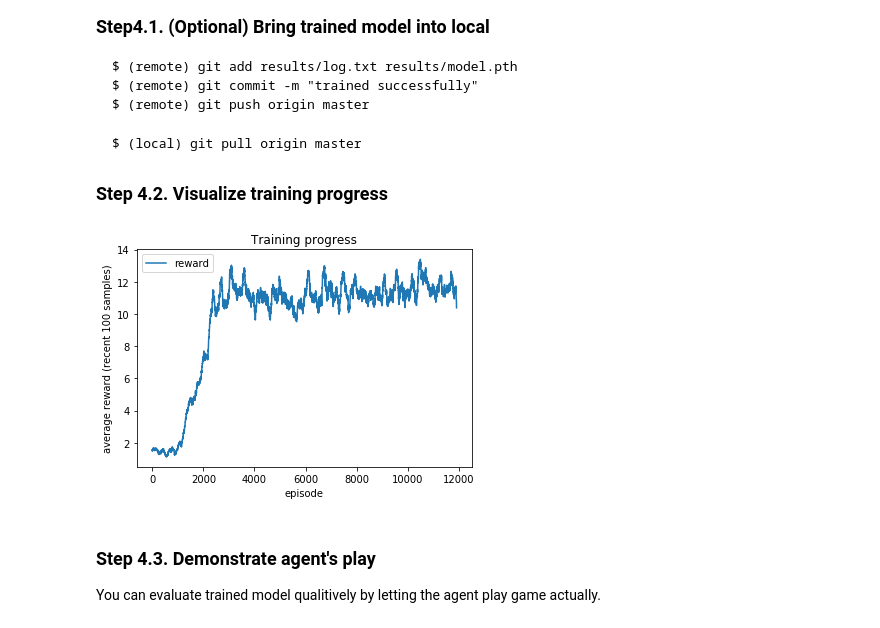
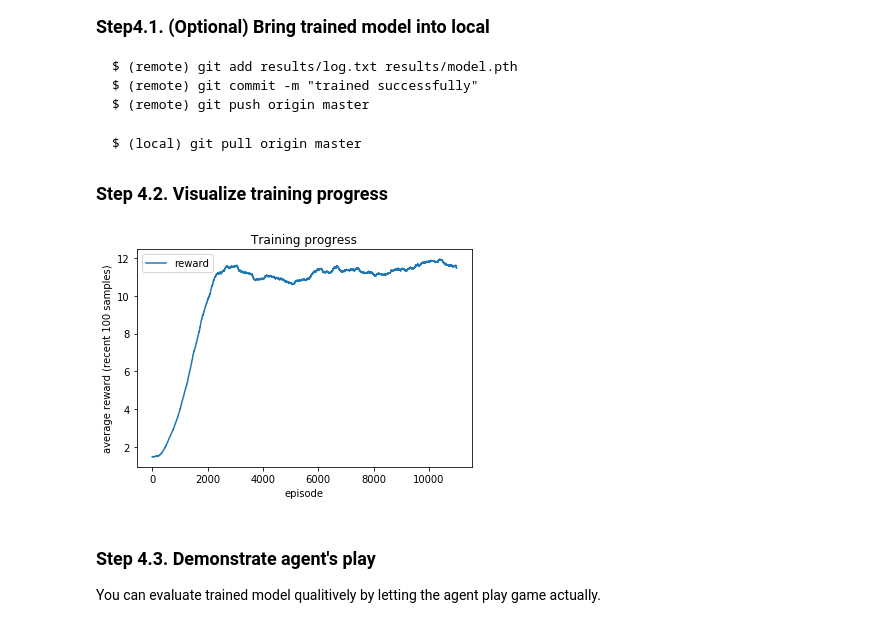
Before and after one commit to ryukez/DQN_tutorial, a Jupyter notebook: dqn_tutorial.ipynb, the cells around one changed output. Saved outputs shown, nothing was run; the diff lists cells and outputs as text; code cells hidden in the pictures.

```diff
--- a/dqn_tutorial.ipynb
+++ b/dqn_tutorial.ipynb
@@ -503,33 +527,33 @@ $ (local) git pull origin master
 # %%
 # test.py
 
 import re
 import matplotlib.pyplot as plt
 %matplotlib inline
 
 
 # extract rewards from log
 def plot_progress(filename, label):
-    N = 100 # average num
+    N = 1000 # average num
     with open(filename, 'r') as f:
         log = f.read()
 
         pattern = re.compile(r'reward ([0-9.]+)')
         itr = pattern.finditer(log)
         rewards = [float(match.group(1)) for match in itr]
         averaged = [sum(rewards[i : i + N]) / N for i in range(len(rewards) - N)]
 
     plt.plot(averaged, label=label)
 
 plot_progress('results/log.txt', 'reward')
 
 plt.title('Training progress')
 plt.xlabel('episode')
 plt.ylabel('average reward (recent 100 samples)')
 plt.legend()
 plt.show()
 # %% [output]
-[figure, old version]
+[figure, new version]
 # %% [markdown]
 ### Step 4.3. Demonstrate agent's play
 You can evaluate trained model qualitively by letting the agent play game actually.
```
Also changed, not shown: parts of 8 cells of this notebook, 1 other file.
